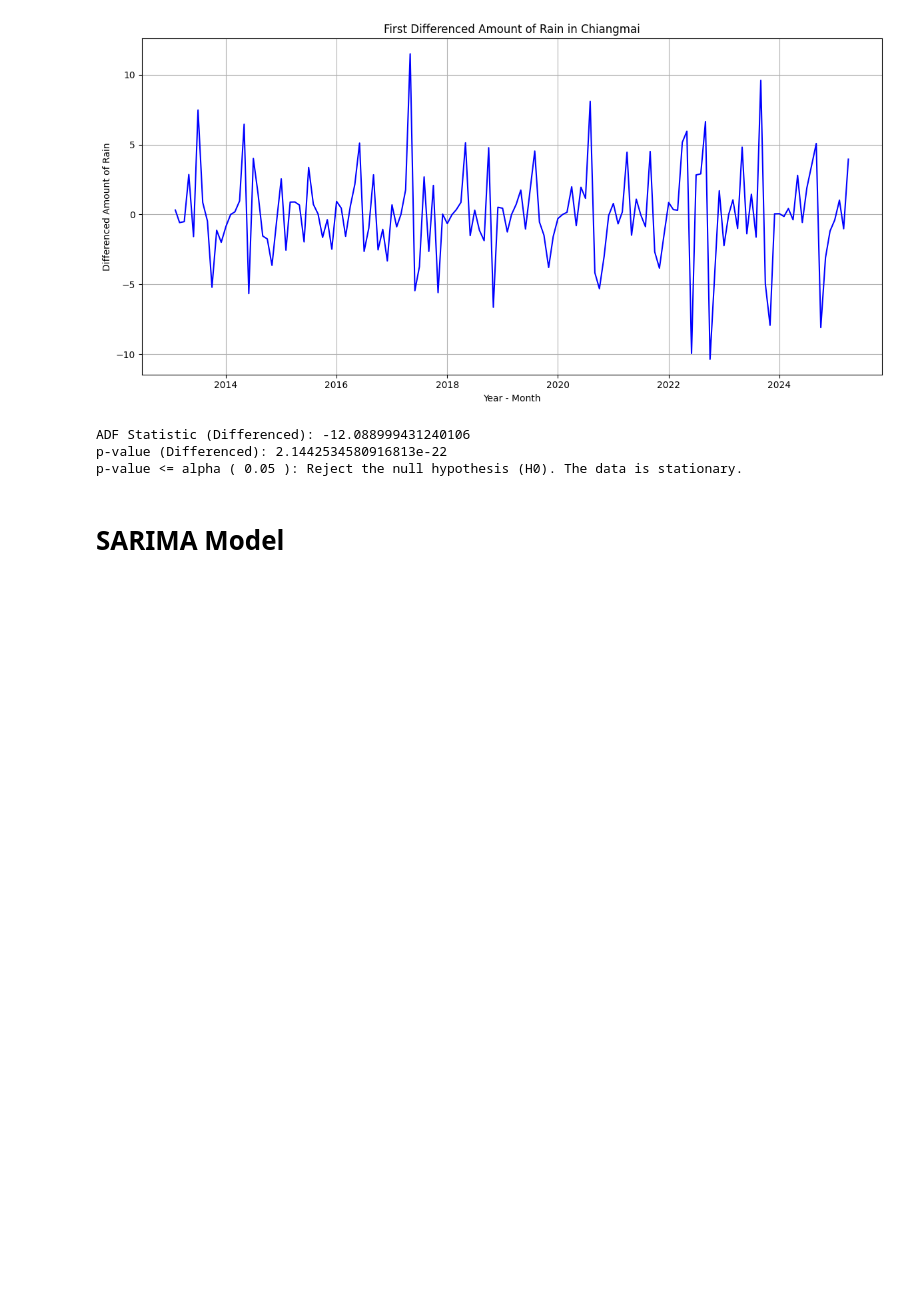
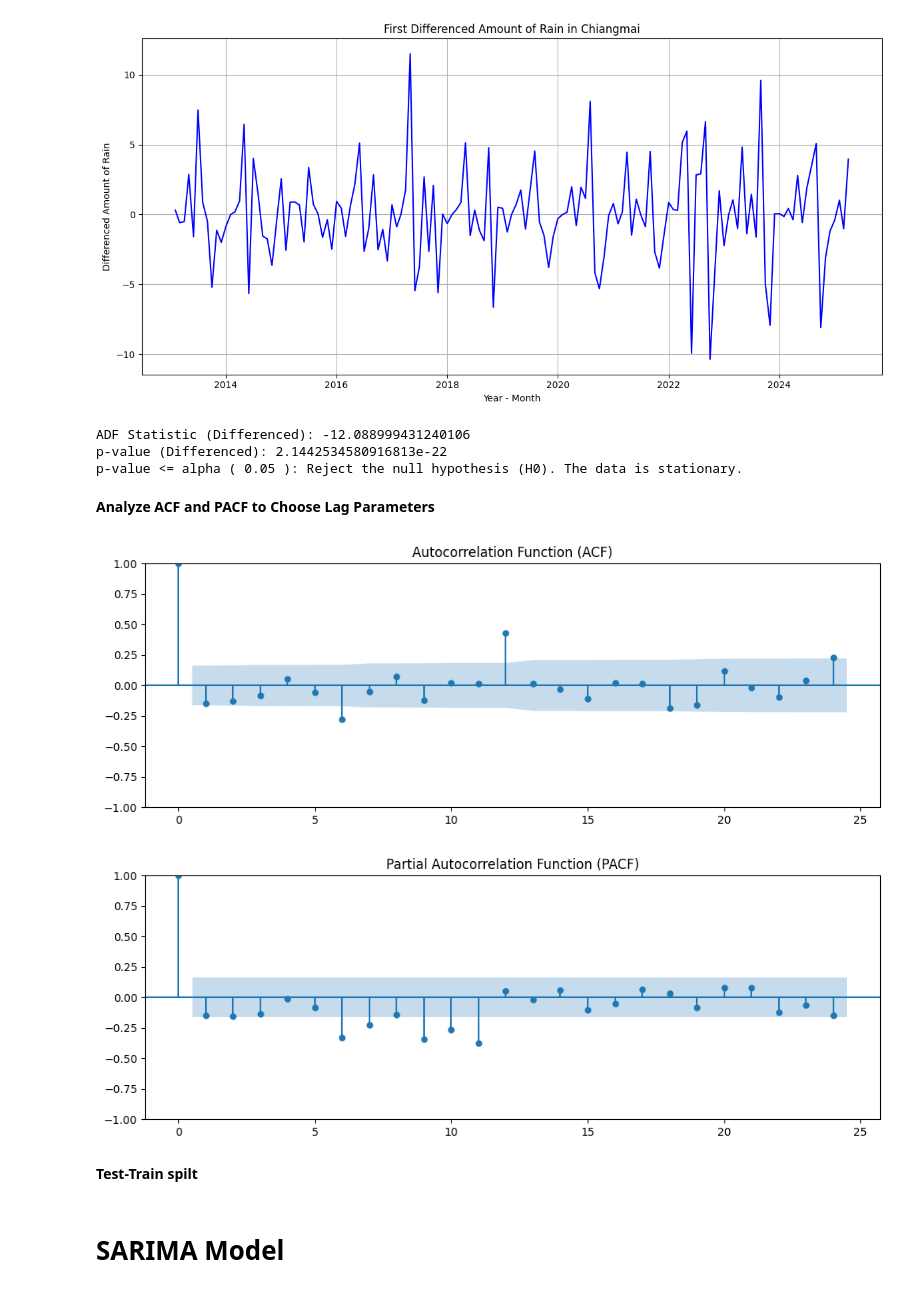
Before and after one commit to 1HPz/ChiangMaiRainForecast, a Jupyter notebook: Predict_Rain_Level_By_SARIMA.ipynb, the cells around one changed output. Drawn from its saved outputs; the diff is of its cells as text; code cells hidden in the pictures; blank space fills up the shorter version.

```diff
--- a/Predict_Rain_Level_By_SARIMA.ipynb
+++ b/Predict_Rain_Level_By_SARIMA.ipynb
@@ -142,3 +142,28 @@ else:
 ADF Statistic (Differenced): -12.088999431240106
 p-value (Differenced): 2.1442534580916813e-22
 p-value <= alpha ( 0.05 ): Reject the null hypothesis (H0). The data is stationary.
+# %% [markdown]
+**Analyze ACF and PACF to Choose Lag Parameters**
+# %%
+# Calculate ACF (Autocorrelation Function) and PACF (Partial Autocorrelation Function)
+import matplotlib.pyplot as plt
+from statsmodels.graphics.tsaplots import plot_acf, plot_pacf
+
+stationary_series = df['y_diff1'].dropna()
+
+# Plot ACF
+fig, ax = plt.subplots(figsize=(12, 4))
+plot_acf(stationary_series, ax=ax, lags=24) # You can adjust the number of lags
+plt.title('Autocorrelation Function (ACF)')
+plt.show()
+
+# Plot PACF
+fig, ax = plt.subplots(figsize=(12, 4))
+plot_pacf(stationary_series, ax=ax, lags=24) # You can adjust the number of lags
+plt.title('Partial Autocorrelation Function (PACF)')
+plt.show()
+# %% [output]
+[figure, added]
+[figure, added]
+# %% [markdown]
+**Test-Train spilt**
```
Also changed, not shown: parts of 16 cells of this notebook.
